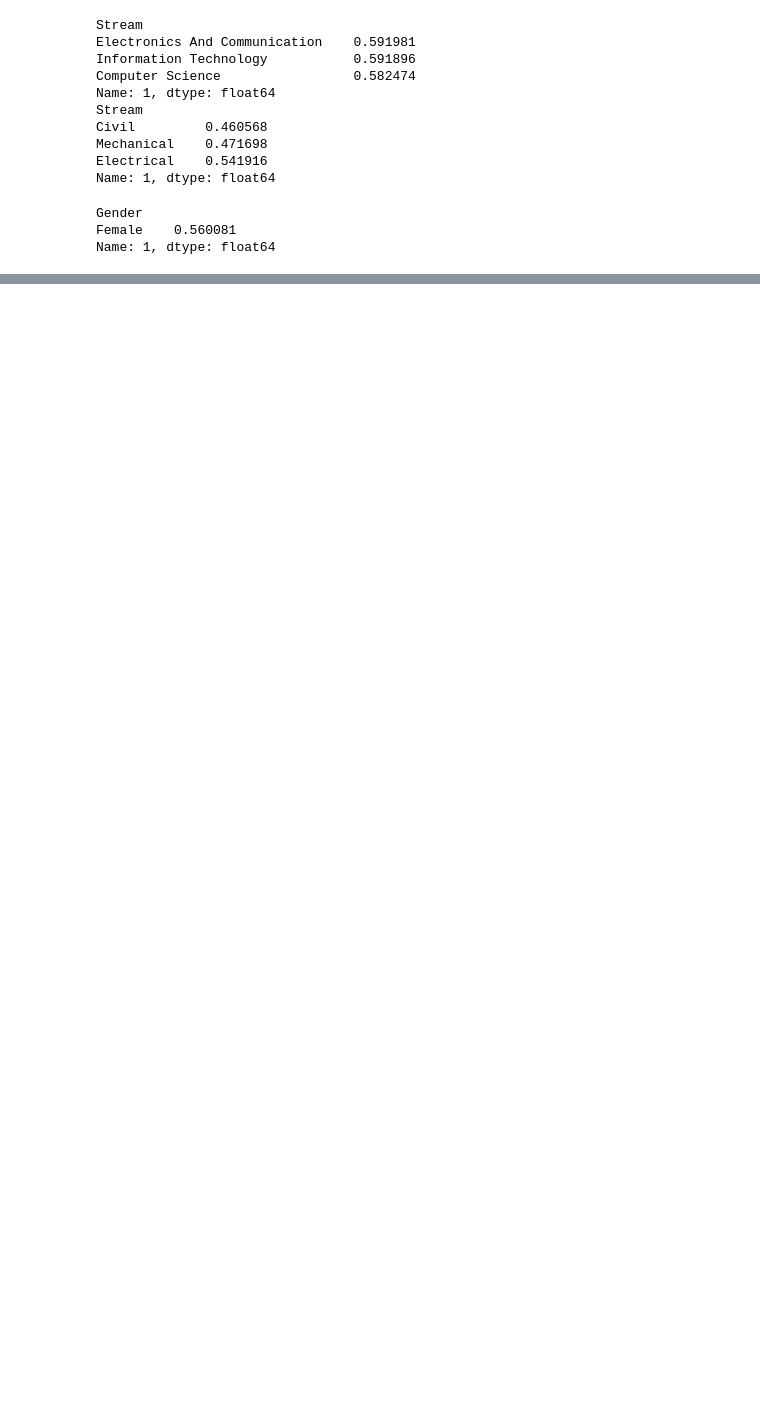
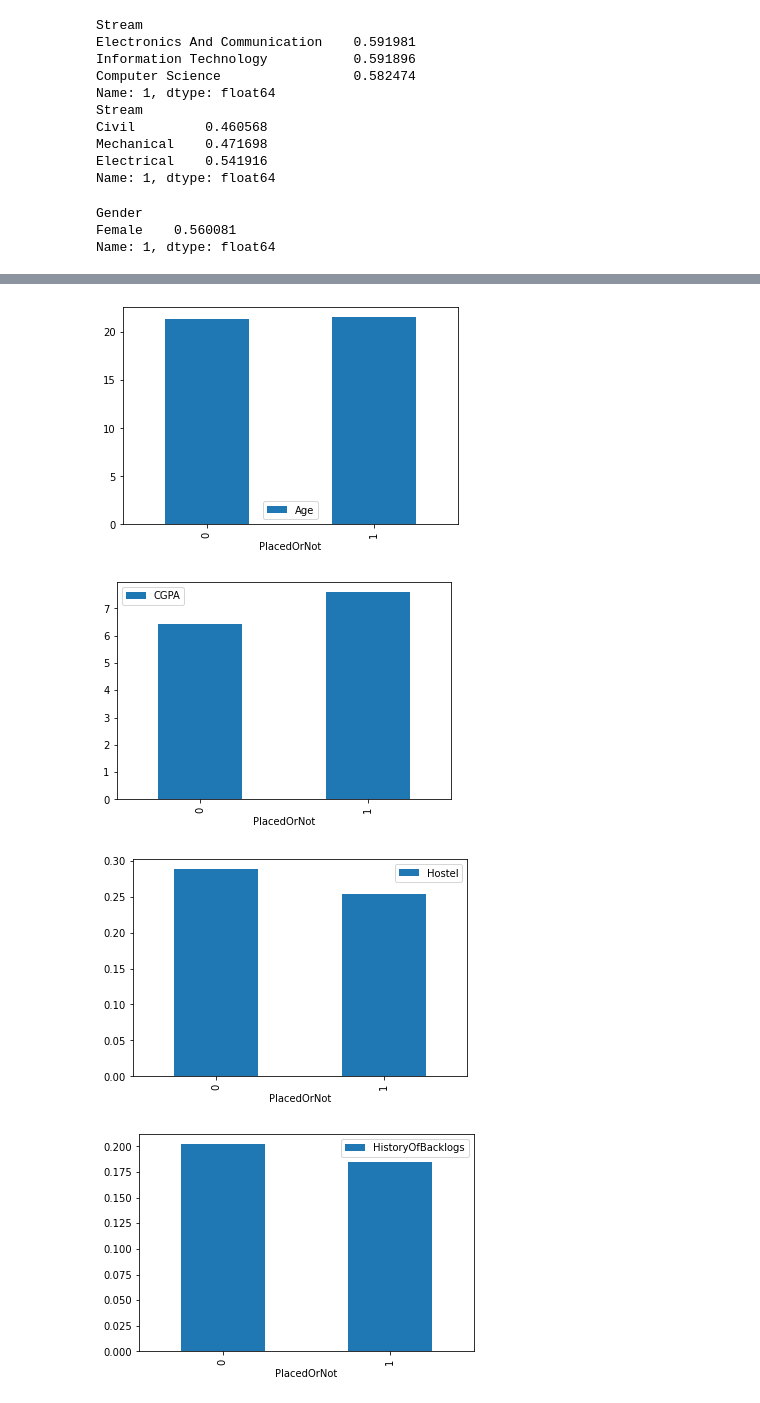
Before and after one commit to Rakesh-Babu-G/DEMD_Project_Github, a Jupyter notebook: ML_project.ipynb, the cells around one changed output, grey strips where cells are left out. Drawn from its saved outputs; the diff is of its cells as text; code cells hidden in the pictures; blank space fills up the shorter version.

```diff
--- a/ML_project.ipynb
+++ b/ML_project.ipynb
@@ -133,0 +161,17 @@ Name: 1, dtype: float64
+# %%
+# numeric cols vs target plots
+
+def num_eda(df, colname, target):
+    df_temp = df.groupby(target)[colname].mean()
+    df_temp = pd.DataFrame(df_temp, columns= [colname])
+    df_temp.plot(kind= 'bar')
+
+num_cols = ['Age', 'CGPA', 'Hostel', 'HistoryOfBacklogs']
+target = 'PlacedOrNot'
+for i, col_name in enumerate(num_cols):
+    num_eda(df,col_name, target)
+# %% [output]
+[figure, added]
+[figure, added]
+[figure, added]
+[figure, added]
```
Also changed, not shown: parts of 28 cells of this notebook.
